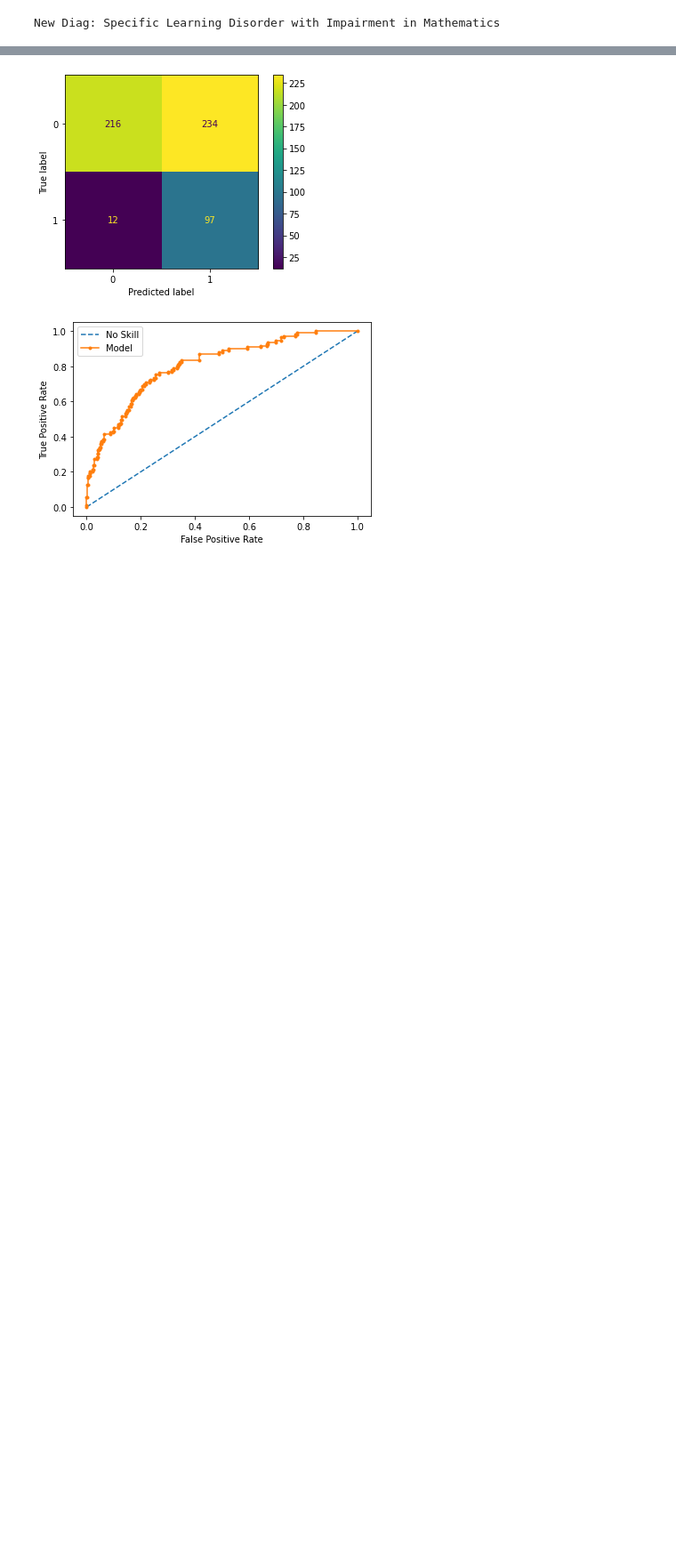
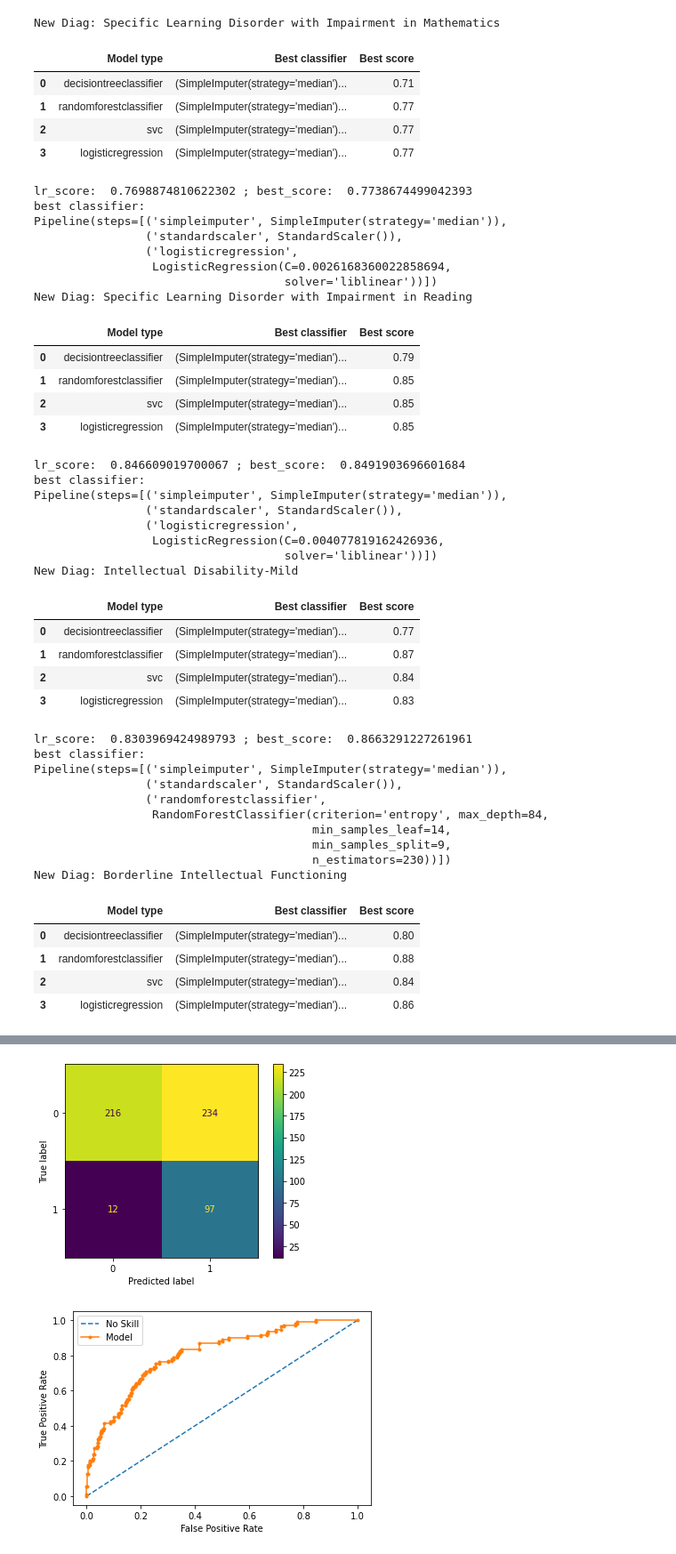
Before and after one commit to charlie42/HBN-explore, a Jupyter notebook: Predict-Consensus-and-Threshold-Item-Lvl.ipynb, the cells around one changed output, grey strips where cells are left out. Shown at 89% size. Saved outputs shown, nothing was run; the diff lists cells and outputs as text; code cells hidden in the pictures; blank space fills up the shorter version.

```diff
--- a/Predict-Consensus-and-Threshold-Item-Lvl.ipynb
+++ b/Predict-Consensus-and-Threshold-Item-Lvl.ipynb
@@ -249,18 +249,64 @@ def calculate_threshold(classifier, X_train_train, y_train_train, X_val, y_val,
 # %%
 # Find best classifier
 if MODELS_FROM_FILE == 0:
     best_classifiers = {}
     for key in diag_cols:
-        if key == "Math": #DEBUG, REMOVE CONDITION
-            diag = diag_cols[key]
+        #if key == "Math": #DEBUG, REMOVE CONDITION
+        diag = diag_cols[key]
 
-            print(diag)
+        print(diag)
 
-            X_train = datasets[diag]["X_train"]
-            y_train = datasets[diag]["y_train"]
-            if item_lvl_w_imp[diag].sum() > 50: # Don't use diagnoses if there are less than 50 positive examples
-                best_classifier_for_diag = find_best_classifier_for_diag(diag, X_train, y_train)
-                best_classifiers[diag] = best_classifier_for_diag
+        X_train = datasets[diag]["X_train"]
+        y_train = datasets[diag]["y_train"]
+        if item_lvl_w_imp[diag].sum() > 50: # Don't use diagnoses if there are less than 50 positive examples
+            best_classifier_for_diag = find_best_classifier_for_diag(diag, X_train, y_train)
+            best_classifiers[diag] = best_classifier_for_diag
     print(best_classifiers)
 # %% [output]
 New Diag: Specific Learning Disorder with Impairment in Mathematics
+|  | Model type | Best classifier | Best score |
+| 0 | decisiontreeclassifier | (SimpleImputer(strategy='median')... | 0.71 |
+| 1 | randomforestclassifier | (SimpleImputer(strategy='median')... | 0.77 |
+| 2 | svc | (SimpleImputer(strategy='median')... | 0.77 |
+| 3 | logisticregression | (SimpleImputer(strategy='median')... | 0.77 |
+lr_score:  0.7698874810622302 ; best_score:  0.7738674499042393
+best classifier:
+Pipeline(steps=[('simpleimputer', SimpleImputer(strategy='median')),
+                ('standardscaler', StandardScaler()),
+                ('logisticregression',
+                 LogisticRegression(C=0.0026168360022858694,
+                                    solver='liblinear'))])
+New Diag: Specific Learning Disorder with Impairment in Reading
+|  | Model type | Best classifier | Best score |
+| 0 | decisiontreeclassifier | (SimpleImputer(strategy='median')... | 0.79 |
+| 1 | randomforestclassifier | (SimpleImputer(strategy='median')... | 0.85 |
+| 2 | svc | (SimpleImputer(strategy='median')... | 0.85 |
+| 3 | logisticregression | (SimpleImputer(strategy='median')... | 0.85 |
+lr_score:  0.846609019700067 ; best_score:  0.8491903696601684
+best classifier:
+Pipeline(steps=[('simpleimputer', SimpleImputer(strategy='median')),
+                ('standardscaler', StandardScaler()),
+                ('logisticregression',
+                 LogisticRegression(C=0.004077819162426936,
+                                    solver='liblinear'))])
+New Diag: Intellectual Disability-Mild
+|  | Model type | Best classifier | Best score |
+| 0 | decisiontreeclassifier | (SimpleImputer(strategy='median')... | 0.77 |
+| 1 | randomforestclassifier | (SimpleImputer(strategy='median')... | 0.87 |
+| 2 | svc | (SimpleImputer(strategy='median')... | 0.84 |
+| 3 | logisticregression | (SimpleImputer(strategy='median')... | 0.83 |
+lr_score:  0.8303969424989793 ; best_score:  0.8663291227261961
+best classifier:
+Pipeline(steps=[('simpleimputer', SimpleImputer(strategy='median')),
+                ('standardscaler', StandardScaler()),
+                ('randomforestclassifier',
+                 RandomForestClassifier(criterion='entropy', max_depth=84,
+                                        min_samples_leaf=14,
+                                        min_samples_split=9,
+                                        n_estimators=230))])
+New Diag: Borderline Intellectual Functioning
+|  | Model type | Best classifier | Best score |
+| 0 | decisiontreeclassifier | (SimpleImputer(strategy='median')... | 0.80 |
+| 1 | randomforestclassifier | (SimpleImputer(strategy='median')... | 0.88 |
+| 2 | svc | (SimpleImputer(strategy='median')... | 0.84 |
+| 3 | logisticregression | (SimpleImputer(strategy='median')... | 0.86 |
```
Also changed, not shown: parts of 7 cells of this notebook, 4 other files.
